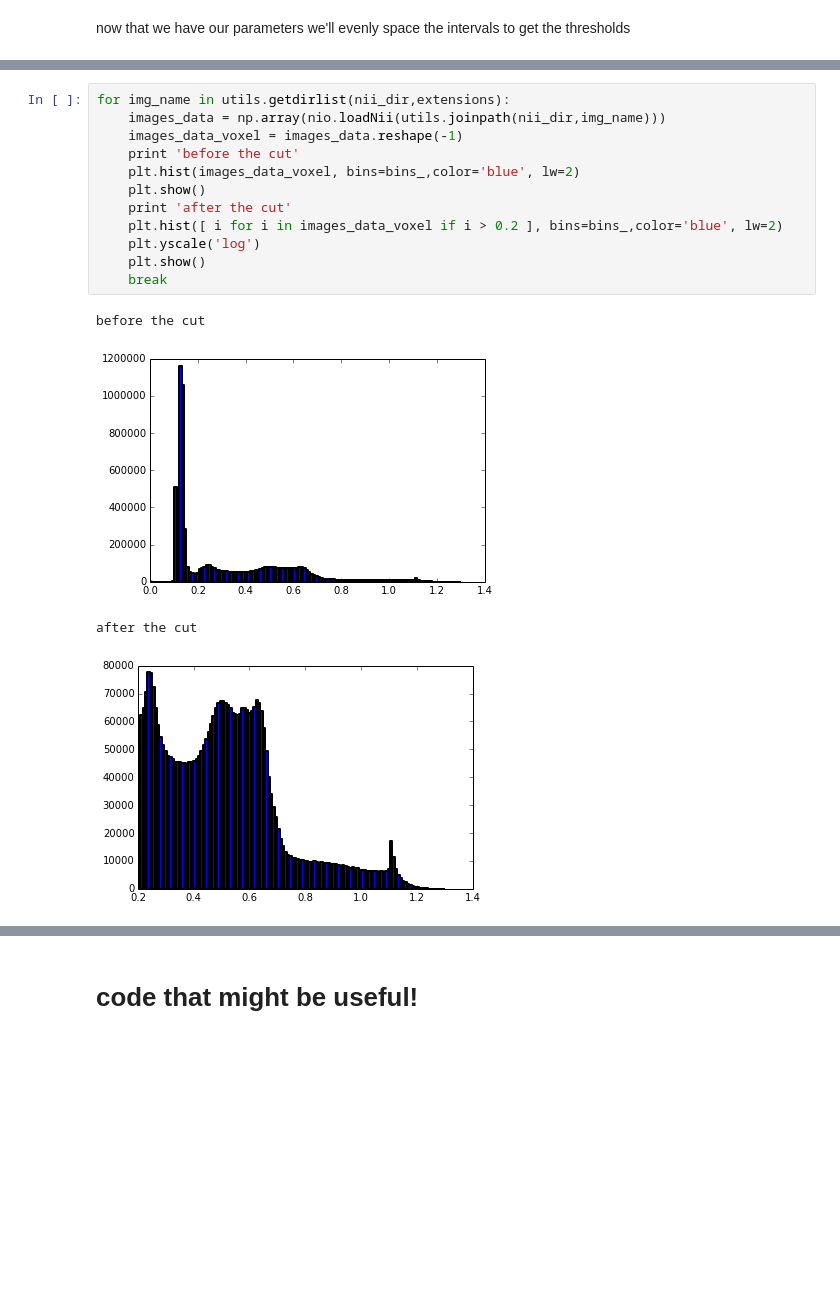
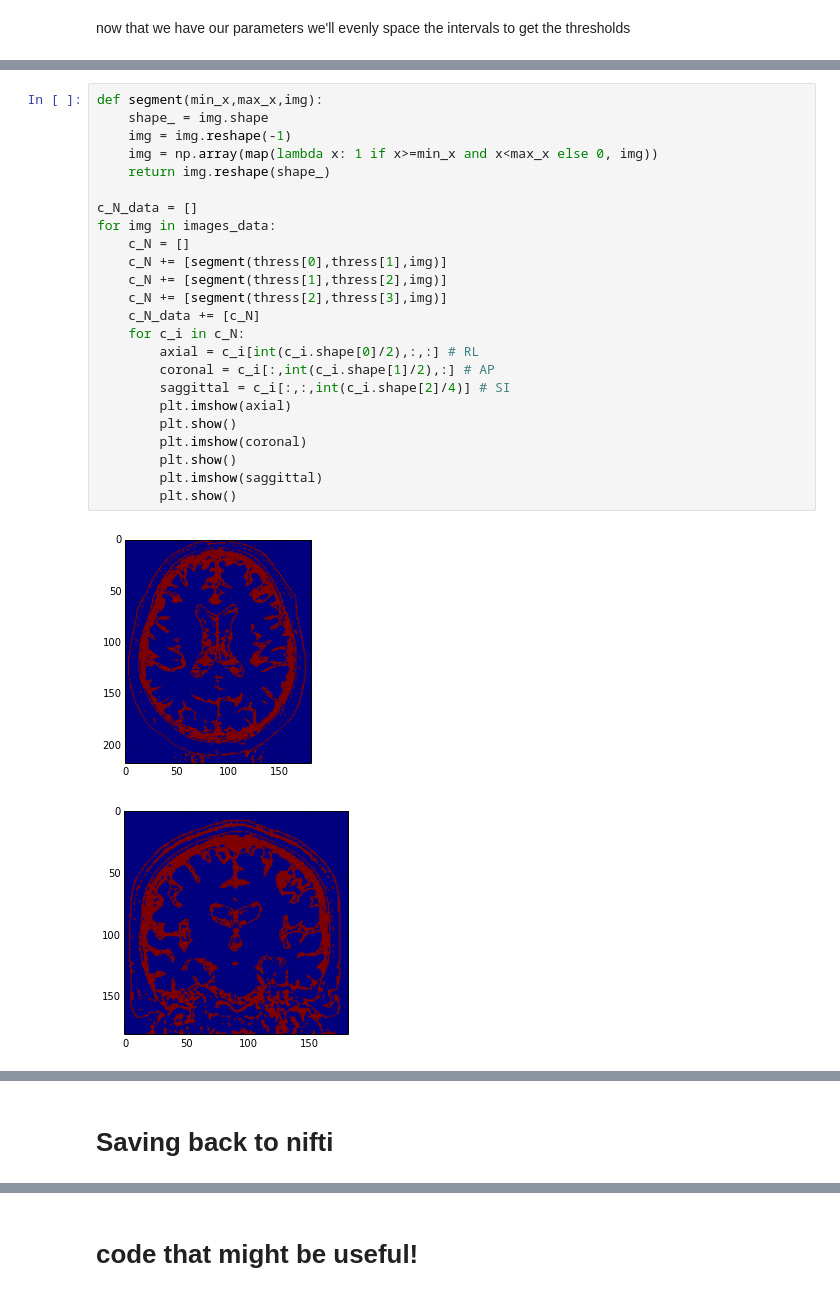
Before and after one commit to marioviti/Med_Imaging, a Jupyter notebook: imaging/3d sampling.ipynb, the cells around one changed output, grey strips where cells are left out. Drawn from its saved outputs; the diff is of its cells as text; blank space fills up the shorter version.

Commit message:
Segmentation done
Saved Output in brainii/output

```diff
--- a/imaging/3d sampling.ipynb
+++ b/imaging/3d sampling.ipynb
@@ -205,17 +206,27 @@ for img in images_data:
-# %%
-for img_name in utils.getdirlist(nii_dir,extensions):
-    images_data = np.array(nio.loadNii(utils.joinpath(nii_dir,img_name)))
-    images_data_voxel = images_data.reshape(-1)
-    print 'before the cut'
-    plt.hist(images_data_voxel, bins=bins_,color='blue', lw=2)
-    plt.show()
-    print 'after the cut'
-    plt.hist([ i for i in images_data_voxel if i > 0.2 ], bins=bins_,color='blue', lw=2)
-    plt.yscale('log')
-    plt.show()
-    break
-# %% [output]
-before the cut
-[figure, removed]
-after the cut
-[figure, removed]
+# %%
+def segment(min_x,max_x,img):
+    shape_ = img.shape
+    img = img.reshape(-1)
+    img = np.array(map(lambda x: 1 if x>=min_x and x<max_x else 0, img))
+    return img.reshape(shape_)
+
+c_N_data = []
+for img in images_data:
+    c_N = []
+    c_N += [segment(thress[0],thress[1],img)]
+    c_N += [segment(thress[1],thress[2],img)]
+    c_N += [segment(thress[2],thress[3],img)]
+    c_N_data += [c_N]
+    for c_i in c_N:
+        axial = c_i[int(c_i.shape[0]/2),:,:] # RL
+        coronal = c_i[:,int(c_i.shape[1]/2),:] # AP
+        saggittal = c_i[:,:,int(c_i.shape[2]/4)] # SI
+        plt.imshow(axial)
+        plt.show()
+        plt.imshow(coronal)
+        plt.show()
+        plt.imshow(saggittal)
+        plt.show()
+# %% [output]
+[figure, added]
+[figure, added]
@@ -221,0 +240,2 @@ after the cut
+# %% [markdown]
+# Saving back to nifti
```
Also changed, not shown: parts of 8 cells of this notebook, 4 other files.
